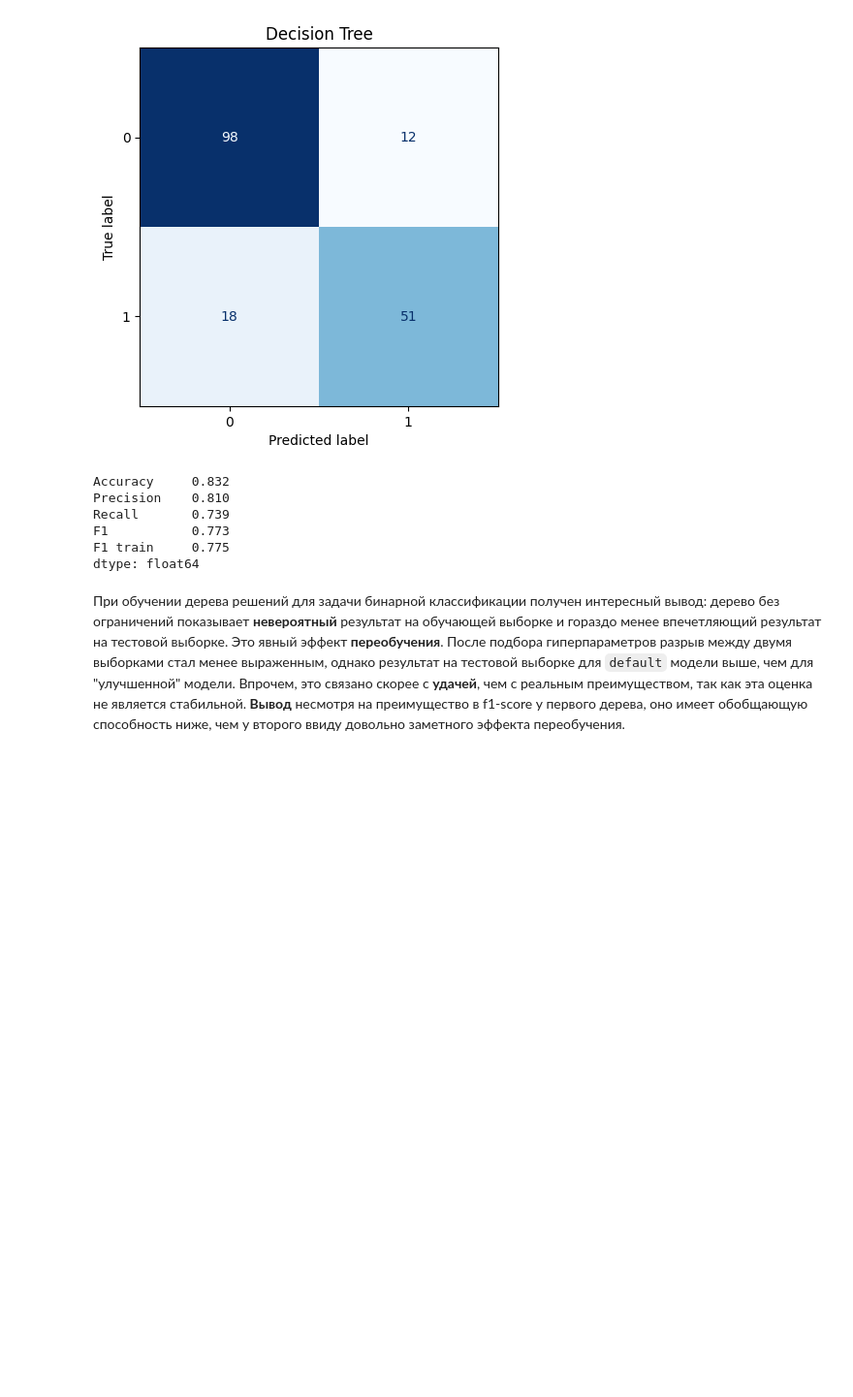
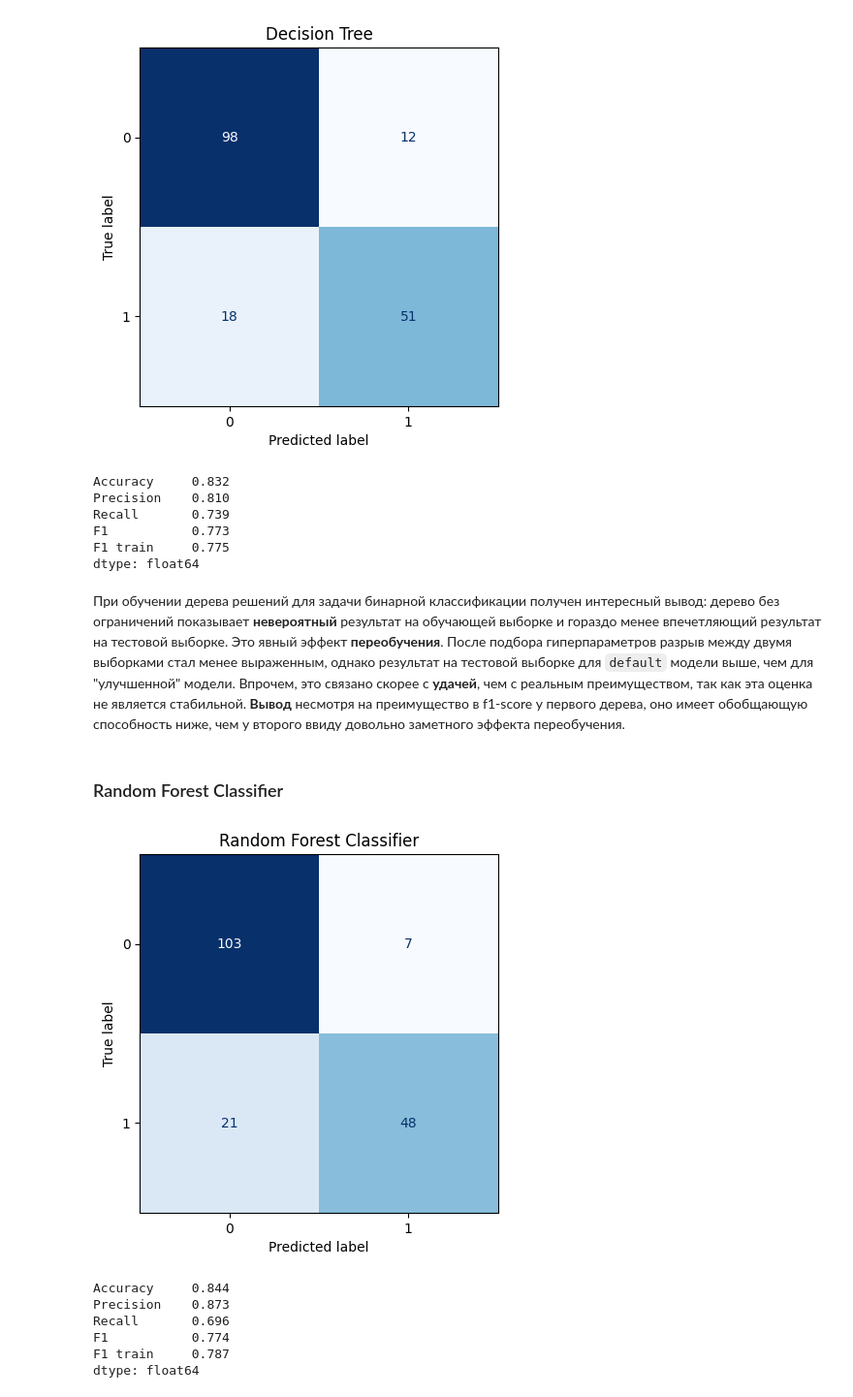
Before and after one commit to dalginichev1/ml_course_mai, a Jupyter notebook: classification/lab2.ipynb, the cells around one changed output. Shown at 97% size. Drawn from its saved outputs; the diff is of its cells as text; code cells hidden in the pictures; blank space fills up the shorter version.

```diff
--- a/classification/lab2.ipynb
+++ b/classification/lab2.ipynb
@@ -211,3 +211,19 @@ dtype: float64
 При обучении дерева решений для задачи бинарной классификации получен интересный вывод: дерево без ограничений показывает **невероятный** результат на обучающей выборке и гораздо менее впечетляющий результат на тестовой выборке. Это явный эффект **переобучения**. После подбора гиперпараметров разрыв между двумя выборками стал менее выраженным, однако результат на тестовой выборке для ``default`` модели выше, чем для "улучшенной" модели.
 Впрочем, это связано скорее с **удачей**, чем с реальным преимуществом, так как эта оценка не является стабильной.
 **Вывод** несмотря на преимущество в f1-score у первого дерева, оно имеет обобщающую способность ниже, чем у второго ввиду довольно заметного эффекта переобучения.
+# %% [markdown]
+### Random Forest Classifier
+# %%
+from sklearn.ensemble import RandomForestClassifier
+
+rf_model = make_pipeline(prep, RandomForestClassifier(n_estimators=70, max_depth=6, min_samples_leaf=5, min_samples_split=6, random_state=RANDOM_STATE))
+
+evaluate("Random Forest Classifier", rf_model)
+# %% [output]
+[figure, added]
+Accuracy     0.844
+Precision    0.873
+Recall       0.696
+F1           0.774
+F1 train     0.787
+dtype: float64
```
Also changed, not shown: parts of 24 cells of this notebook, 3 other files.
